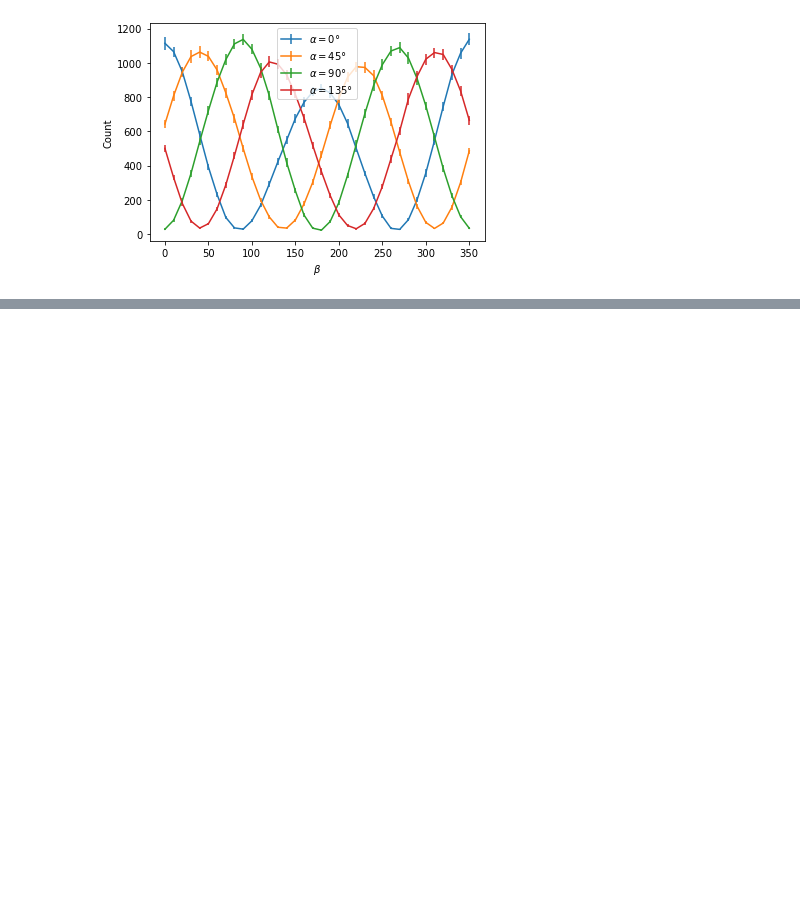
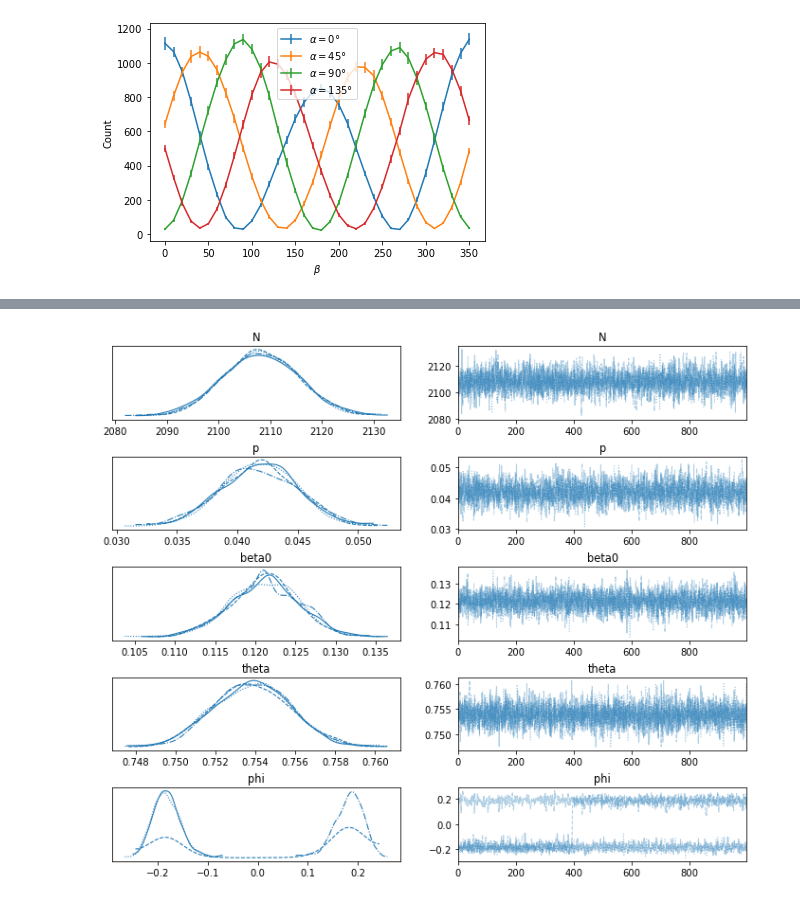
Before and after one commit to SoumendraRoy/Grad_Lab_SBU, a Jupyter notebook: Entanglement/Notebooks/Entanglement.ipynb, the cells around one changed output, grey strips where cells are left out. Drawn from its saved outputs; the diff is of its cells as text; code cells hidden in the pictures; blank space fills up the shorter version.

```diff
--- a/Entanglement/Notebooks/Entanglement.ipynb
+++ b/Entanglement/Notebooks/Entanglement.ipynb
@@ -11,7 +13,7 @@ beta = np.arange(0, 360, 10)
 mean0 = []
 std0 = []
 for i in range(36):
-    a = np.loadtxt("/home/soumendra/Desktop/Grad_Lab_SBU/Entanglement/Data/"+str(i)+".quCNTPlot")
+    a = np.loadtxt("../Data/"+str(i)+".quCNTPlot")
     length = len(a)
     a1 = np.zeros(length)
     for j in range(length):
@@ -27,7 +29,7 @@ plt.legend()
 mean45 = []
 std45 = []
 for i in range(36, 72):
-    a = np.loadtxt("/home/soumendra/Desktop/Grad_Lab_SBU/Entanglement/Data/"+str(i)+".quCNTPlot")
+    a = np.loadtxt("../Data/"+str(i)+".quCNTPlot")
     length = len(a)
     a1 = np.zeros(length)
     for j in range(length):
@@ -43,7 +45,7 @@ plt.legend()
 mean90 = []
 std90 = []
 for i in range(72, 108):
-    a = np.loadtxt("/home/soumendra/Desktop/Grad_Lab_SBU/Entanglement/Data/"+str(i)+".quCNTPlot")
+    a = np.loadtxt("../Data/"+str(i)+".quCNTPlot")
     length = len(a)
     a1 = np.zeros(length)
     for j in range(length):
@@ -59,7 +61,7 @@ plt.legend()
 mean135 = []
 std135 = []
 for i in range(108, 144):
-    a = np.loadtxt("/home/soumendra/Desktop/Grad_Lab_SBU/Entanglement/Data/"+str(i)+".quCNTPlot")
+    a = np.loadtxt("../Data/"+str(i)+".quCNTPlot")
     length = len(a)
     a1 = np.zeros(length)
     for j in range(length):
@@ -76,0 +82,28 @@ plt.legend()
+# %%
+alpha = np.empty(144)
+alpha[0:36].fill(0)
+alpha[36:72].fill(45)
+alpha[72:108].fill(90)
+alpha[108:144].fill(135)
+
+mean = np.concatenate((mean0, mean45, mean90, mean135), axis=None)
+std = np.concatenate((std0, std45, std90, std135), axis=None)
+
+y = alpha*(np.pi/180)
+x = np.concatenate((beta, beta, beta, beta), axis=None)*(np.pi/180)
+# %%
+def count(x, y, N, p, beta0, theta, phi):
+    return (N/4)*(p + (1-p)*(1+np.cos(2*y)*np.cos(2*x+beta0)-np.cos(2*theta)*(np.cos(2*y)+np.cos(2*x+beta0))+np.sin(2*theta)*np.sin(2*y)*np.sin(2*x+beta0)*np.cos(phi)))
+
+with pm.Model() as model:
+    N = pm.Uniform('N', 500, 10000, initval=6000)
+    p = pm.Uniform('p', 0.001, 0.9, initval=0.1)
+    beta0 = pm.Uniform('beta0', -np.pi/2, np.pi/2, initval=0)
+    theta = pm.Uniform('theta', -np.pi/2, np.pi/2, initval=0)
+    phi = pm.Uniform('phi', -np.pi/2, np.pi/2, initval=0)
+
+    count1 = pm.Deterministic('count1', count(x, y, N, p, beta0, theta, phi))
+    pm.Normal('count_likelihood', mu=count1, sigma=std, observed=mean)
+# %%
+with model:
+    trace = pm.sample()
@@ -76,0 +117,6 @@ plt.legend()
+# %%
+with model:
+    axes = az.plot_trace(trace, compact=True, var_names=['N', 'p', 'beta0', 'theta', 'phi'])
+    fig = axes.ravel()[0].figure.subplots_adjust(hspace=0.5)
+# %% [output]
+[figure, added]
```
Also changed, not shown: parts of 6 cells of this notebook, 1 other file.
